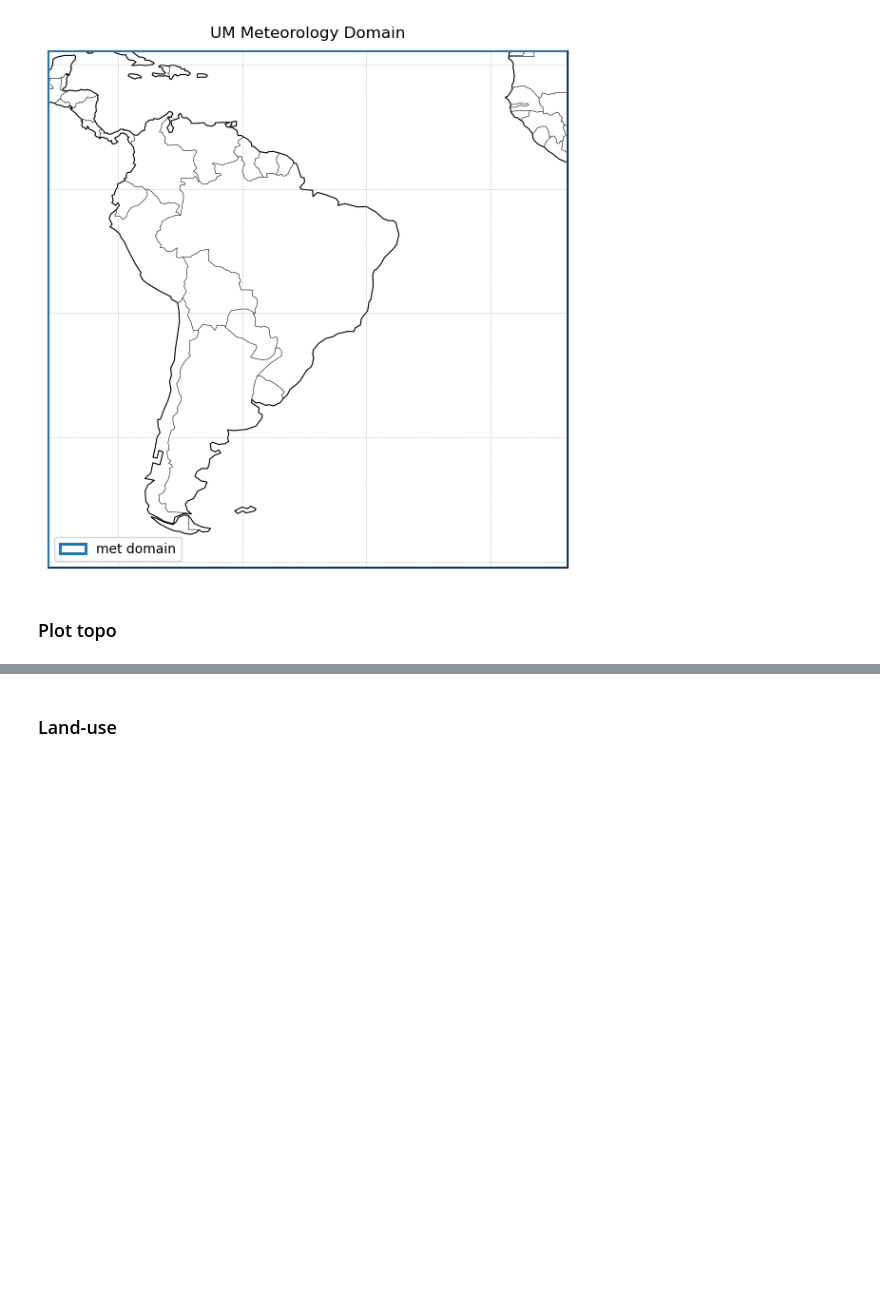
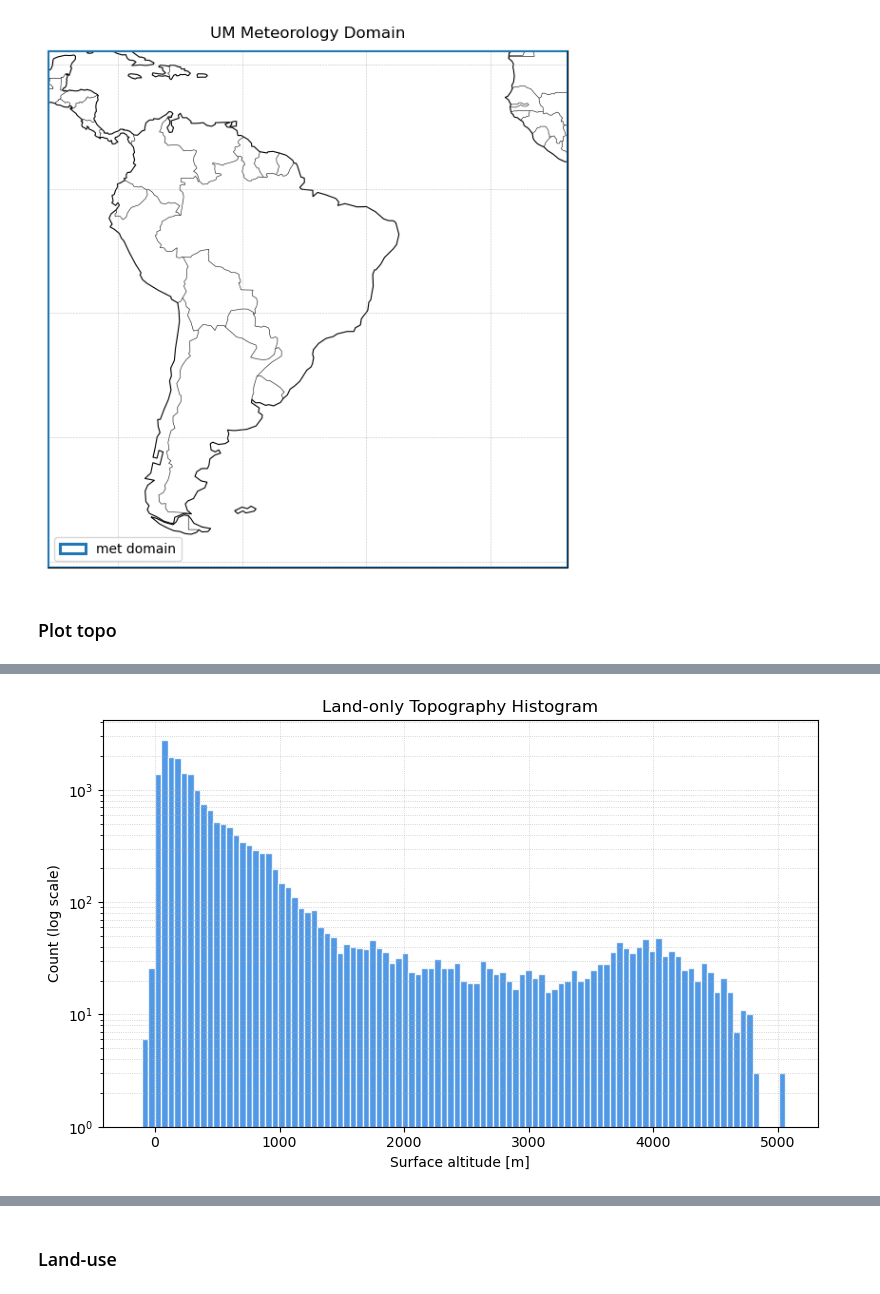
Before and after one commit to GATES-Lab/GATES_LPDM_emulator, a Jupyter notebook: vis/characterisation_jeff.ipynb, the cells around one changed output, grey strips where cells are left out. Saved outputs shown, nothing was run; the diff lists cells and outputs as text; code cells hidden in the pictures; blank space fills up the shorter version.

```diff
--- a/vis/characterisation_jeff.ipynb
+++ b/vis/characterisation_jeff.ipynb
@@ -375,0 +514,10 @@ plt.show()
+# %%
+fig, ax, _ = plot_topography_histogram(
+    data,
+    bins=100, #Or can be eg np.arange(-500, 6000, 100)
+    log_y=True,
+    density=False,
+    title="Land-only Topography Histogram"
+)
+# %% [output]
+[figure, added]
```
Also changed, not shown: parts of 15 cells of this notebook.
